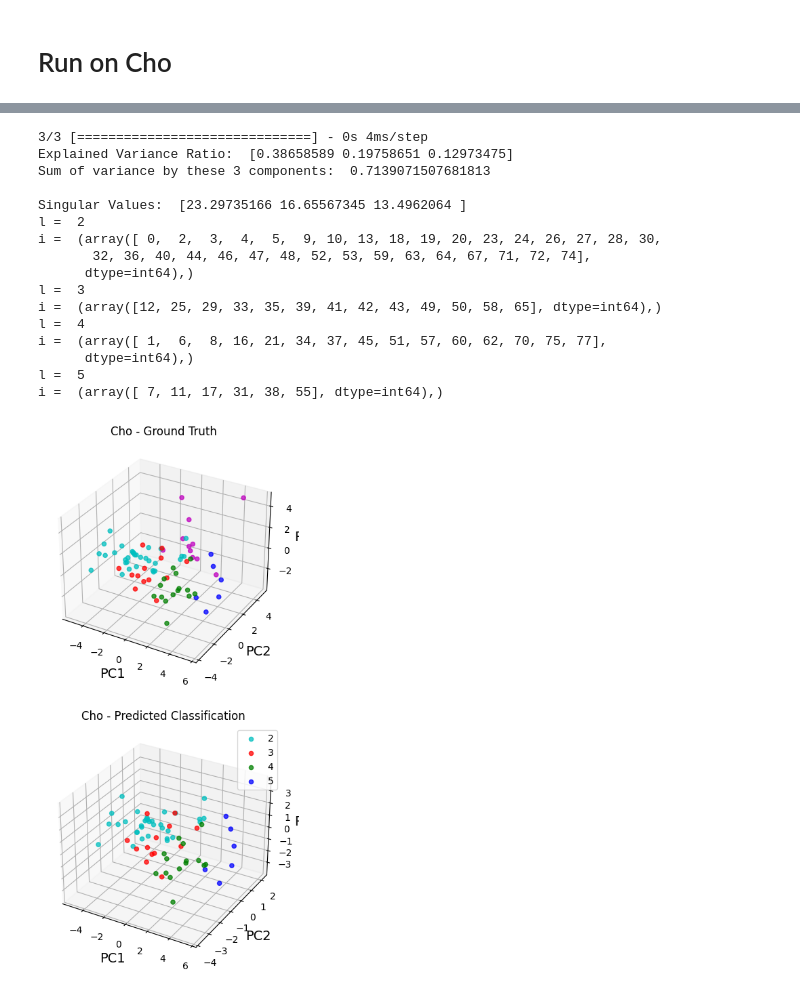
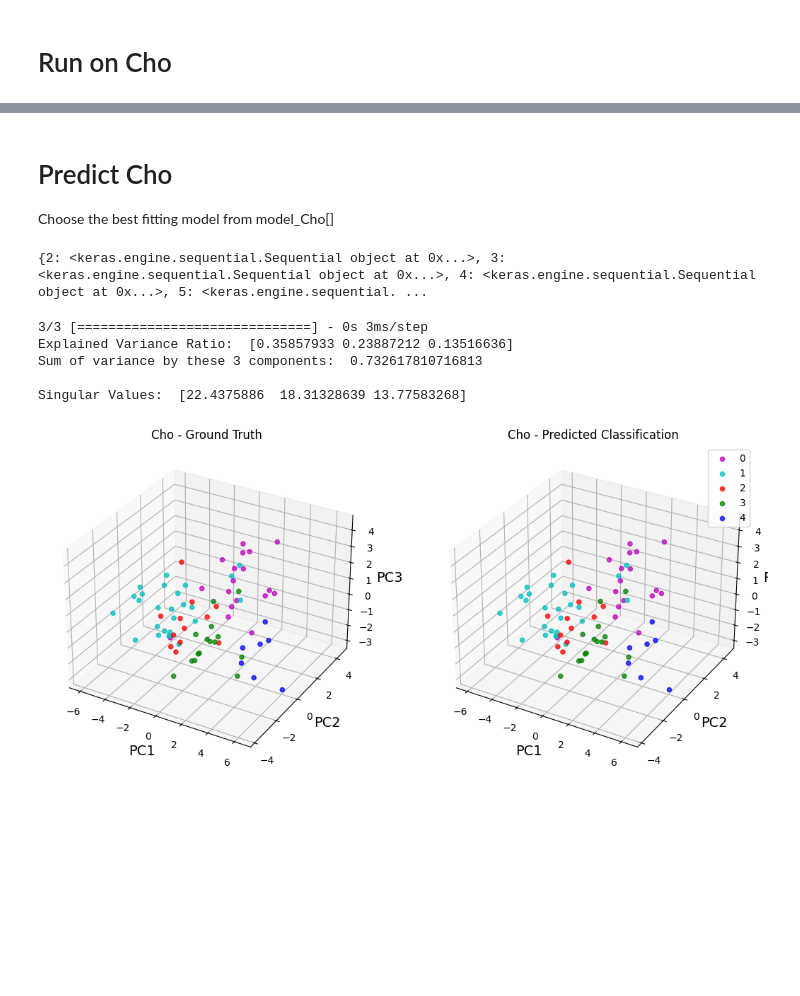
Before and after one commit to lin-shuang/cnn-classification, a Jupyter notebook: cnn.ipynb, the cells around one changed output, grey strips where cells are left out. Saved outputs shown, nothing was run; the diff lists cells and outputs as text; code cells hidden in the pictures; blank space fills up the shorter version.

```diff
--- a/cnn.ipynb
+++ b/cnn.ipynb
@@ -84,6 +86,9 @@ def load_Cho():
     # one hot encode target labels
     test_labels = to_categorical(test_labels)
 
+    # remove first column (label 0, which is not used)
+    test_labels = np.delete(test_labels, 0, axis=1)
+
     # reshape test for CNN
     test = np.reshape(df_test.values.astype('float32'), (df_test.shape[0], 3, 6, 1))
 
@@ -105,8 +110,8 @@ def validation_MNIST(images, labels):
 
     return ((images, labels), (images_val, labels_val))
 # %%
-def validation_Cho(df):
-    kf = KFold(n_splits=10, shuffle=True)
+def validation_Cho(df, k):
+    kf = KFold(n_splits=k, shuffle=True)
 
     # extract the fold
     for train_index, test_index in kf.split(df):
@@ -127,6 +132,10 @@ def validation_Cho(df):
     train_labels = to_categorical(train_labels)
     val_labels = to_categorical(val_labels)
 
+    # remove first column (label 0, which is not used)
+    train_labels = np.delete(train_labels, 0, axis=1)
+    val_labels = np.delete(val_labels, 0, axis=1)
+
     print(f"New training/labels length: {len(train_data)}/{len(train_labels)}")
     print(f"New validation/labels length: {len(val_data)}/{len(val_labels)}")
 
@@ -155,12 +165,14 @@ def build_model_CNN_baseline(shape, labels_size):
 # (shape of the data, and the number of labels)
 def build_model_CNN_tuned(shape, labels_size):
 
-    # baseline 1-block VGG-style model + drop regularization
+    # baseline 1-block VGG-style model + drop regularization + batch normalization
     model = models.Sequential()
     model.add(Conv2D(32, (3, 3), activation='relu', kernel_initializer='he_uniform', padding='same', input_shape=shape))
     model.add(Conv2D(32, (3, 3), activation='relu', kernel_initializer='he_uniform', padding='same'))
+    model.add(BatchNormalization())
     model.add(MaxPooling2D((2, 2)))
     model.add(Dropout(0.2))
+
     model.add(Flatten())
     model.add(Dense(128, activation='relu', kernel_initializer='he_uniform'))
     model.add(Dropout(0.2))
@@ -171,7 +183,7 @@ def build_model_CNN_tuned(shape, labels_size):
     model.compile(optimizer=opt, loss='categorical_crossentropy', metrics=['accuracy'])
 
     # show summary
-    model.summary()
+    #model.summary()
     return model
 # %%
 def verify_CIFAR(data, labels):
@@ -601,6 +577,14 @@ Fitting Model...
+# %% [markdown]
+# Predict Cho
+Choose the best fitting model from model_Cho[]
+# %%
+# find best model's index
+print(model_Cho)
+# %% [output]
+{2: <keras.engine.sequential.Sequential object at 0x...>, 3: <keras.engine.sequential.Sequential object at 0x...>, 4: <keras.engine.sequential.Sequential object at 0x...>, 5: <keras.engine.sequential. ...
 # %%
 # predict labels
-pred_labels = model_Cho[8].predict(test)
+pred_labels = model_Cho[5].predict(test) # choose best model by index
 df_pred = np.argmax(pred_labels, axis=1)
 
 # normalize data for plotting
@@ -611,57 +595,41 @@ Xax = df_test_3D[:,0]
 Yax = df_test_3D[:,1]
 Zax = df_test_3D[:,2]
 
 # create figure variables
-fig = plt.figure(figsize=(10,10), constrained_layout=False)
-ax_truth = fig.add_subplot(2,1,1, projection='3d')
-ax_pred = fig.add_subplot(2,1,2, projection='3d')
+fig = plt.figure(figsize=(20,20), constrained_layout=False)
+ax_truth = fig.add_subplot(1,3,1, projection='3d')
+ax_pred = fig.add_subplot(1,3,2, projection='3d')
 fig.patch.set_facecolor('white')
 cdict = {0:'m', 1:'c', 2:'r', 3:'g', 4:'b', 5:'y'}
-y = df_test.Ground_Truth_Cluster_ID
+y = df_test.Ground_Truth_Cluster_ID - 1 # minus 1 to compensate for prediction labels being 0-4
 
 # ground truth figure
 for l in np.unique(y):
     i = np.where(y==l)
-    ax_truth.scatter(Xax[i], Yax[i], Zax[i], c=cdict[l-1], s=20, alpha=0.75, label=l)
+    ax_truth.scatter(Xax[i], Yax[i], Zax[i], c=cdict[l], s=20, alpha=0.75, label=l)
 
 ax_truth.set_xlabel("PC1", fontsize=14)
 ax_truth.set_ylabel("PC2", fontsize=14)
 ax_truth.set_zlabel("PC3", fontsize=14)
 ax_truth.set_title('Cho - Ground Truth')
 
 # predicted figure
 for l in np.unique(df_pred):
     i = np.where(y==l)
-
-    #debug
-    print("l = ", l)
-    print("i = ",i)
-
-    ax_pred.scatter(Xax[i], Yax[i], Zax[i], c=cdict[l-1], s=20, alpha=0.75, label=l)
+    ax_pred.scatter(Xax[i], Yax[i], Zax[i], c=cdict[l], s=20, alpha=0.75, label=l)
 
 ax_pred.set_xlabel("PC1", fontsize=14)
 ax_pred.set_ylabel("PC2", fontsize=14)
 ax_pred.set_zlabel("PC3", fontsize=14)
 ax_pred.set_title('Cho - Predicted Classification')
 
 plt.legend()
 plt.show()
 plt.close()
 # %% [output]
-3/3 [==============================] - 0s 4ms/step
-Explained Variance Ratio:  [0.38658589 0.19758651 0.12973475]
-Sum of variance by these 3 components:  0.7139071507681813
+3/3 [==============================] - 0s 3ms/step
+Explained Variance Ratio:  [0.35857933 0.23887212 0.13516636]
+Sum of variance by these 3 components:  0.732617810716813
 
-Singular Values:  [23.29735166 16.65567345 13.4962064 ]
-l =  2
-i =  (array([ 0,  2,  3,  4,  5,  9, 10, 13, 18, 19, 20, 23, 24, 26, 27, 28, 30,
-       32, 36, 40, 44, 46, 47, 48, 52, 53, 59, 63, 64, 67, 71, 72, 74],
-      dtype=int64),)
-l =  3
-i =  (array([12, 25, 29, 33, 35, 39, 41, 42, 43, 49, 50, 58, 65], dtype=int64),)
-l =  4
-i =  (array([ 1,  6,  8, 16, 21, 34, 37, 45, 51, 57, 60, 62, 70, 75, 77],
-      dtype=int64),)
-l =  5
-i =  (array([ 7, 11, 17, 31, 38, 55], dtype=int64),)
+Singular Values:  [22.4375886  18.31328639 13.77583268]
-[figure, old version]
+[figure, new version]
```
Also changed, not shown: parts of 4 cells of this notebook.
